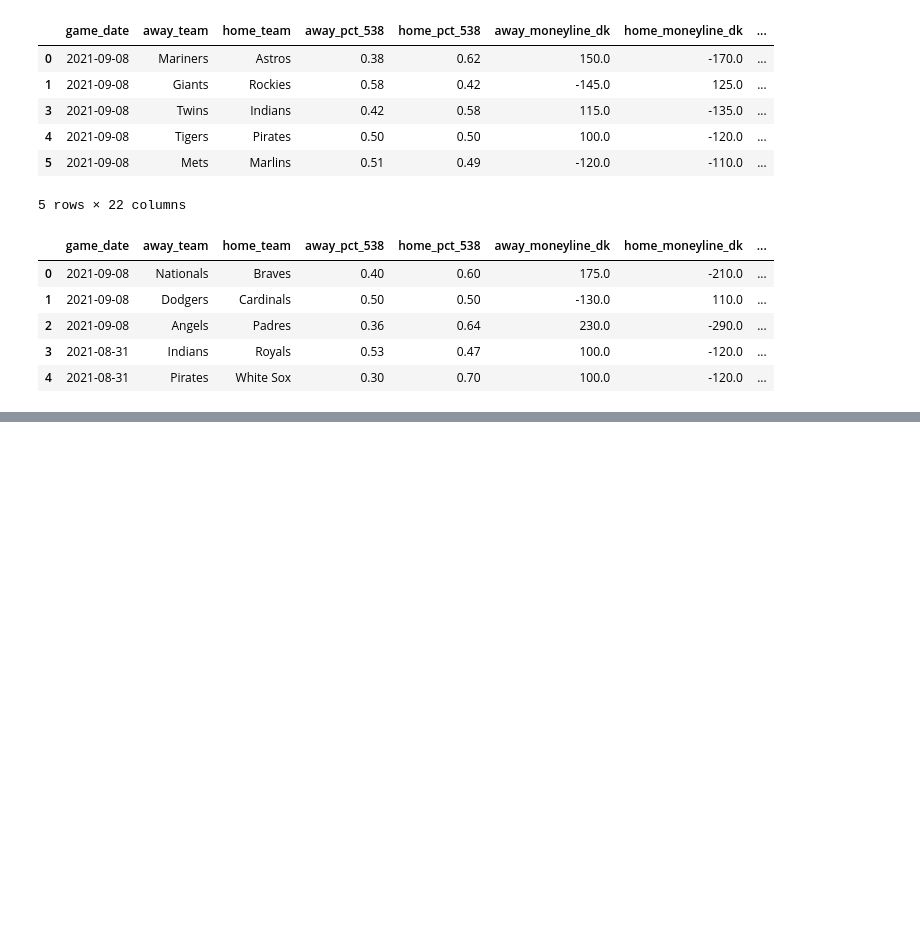
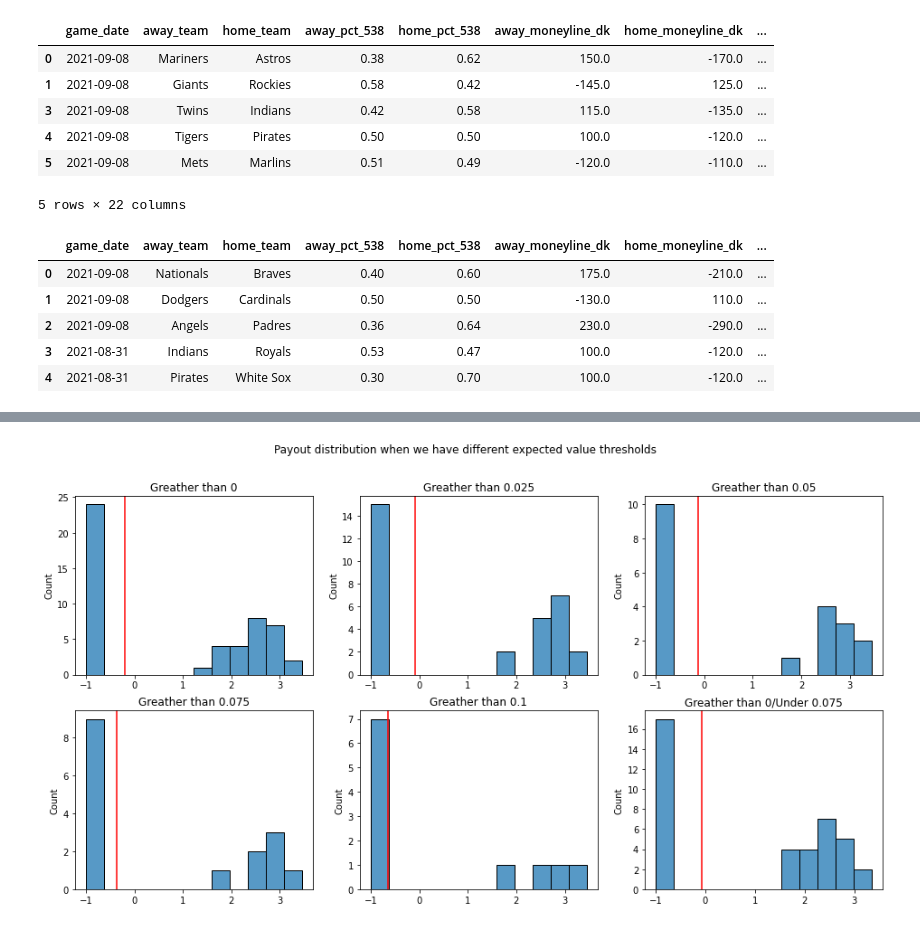
Before and after one commit to aarbisman/leveraging_538_for_betting, a Jupyter notebook: backtest.ipynb, the cells around one changed output, grey strips where cells are left out. Drawn from its saved outputs; the diff is of its cells as text; code cells hidden in the pictures; blank space fills up the shorter version.

```diff
--- a/backtest.ipynb
+++ b/backtest.ipynb
@@ -322,0 +479,54 @@ Total Profit per Game: 0.3545
+# %%
+## We calculate payout_per_game
+payout_per_game_full = (games_to_bet_on_w_scores.payout.sum() - len(games_to_bet_on_w_scores)) / len(games_to_bet_on_w_scores)
+payout_per_game_025 = (results_025.payout.sum() - len(results_025)) / len(results_025)
+payout_per_game_050 = (results_050.payout.sum() - len(results_050)) / len(results_050)
+payout_per_game_075 = (results_075.payout.sum() - len(results_075)) / len(results_075)
+payout_per_game_100 = (results_100.payout.sum() - len(results_100)) / len(results_100)
+payout_per_game_u075 = (results_under_075.payout.sum() - len(results_under_075)) / len(results_under_075)
+
+
+## Creating the plots
+fig, axes = plt.subplots(2, 3, figsize=(16,8))
+fig.suptitle('Payout distribution when we have different expected value thresholds')
+
+
+## Greather than 0
+sns.histplot(games_to_bet_on_w_scores.payout, bins = 12, ax=axes[0, 0])
+axes[0, 0].axvline(payout_per_game_full, c = 'red')
+axes[0, 0].set_title('Greather than 0')
+axes[0, 0].set(xlabel=None)
+
+## Greather than 0.025
+sns.histplot(results_025.payout, bins = 12, ax=axes[0, 1])
+axes[0, 1].axvline(payout_per_game_025, c = 'red')
+axes[0, 1].set_title('Greather than 0.025')
+axes[0, 1].set(xlabel=None)
+
+## Greather than 0.05
+sns.histplot(results_050.payout, bins = 12, ax=axes[0, 2])
+axes[0, 2].axvline(payout_per_game_050, c = 'red')
+axes[0, 2].set_title('Greather than 0.05')
+axes[0, 2].set(xlabel=None)
+
+## Greather than 0.075
+sns.histplot(results_075.payout, bins = 12, ax=axes[1, 0])
+axes[1, 0].axvline(payout_per_game_075, c = 'red')
+axes[1, 0].set_title('Greather than 0.075')
+axes[1, 0].set(xlabel=None)
+
+## Greather than 0.1
+sns.histplot(results_100.payout, bins = 12, ax=axes[1, 1])
+axes[1, 1].axvline(payout_per_game_100, c = 'red')
+axes[1, 1].set_title('Greather than 0.1')
+axes[1, 1].set(xlabel=None)
+
+## Greather than 0/Under 0.075
+sns.histplot(results_under_075.payout, bins = 12, ax=axes[1, 2])
+axes[1, 2].axvline(payout_per_game_total, c = 'red')
+axes[1, 2].set_title('Greather than 0/Under 0.075')
+axes[1, 2].set(xlabel=None)
+
+plt.show()
+# %% [output]
+[figure, added]
```
Also changed, not shown: parts of 20 cells of this notebook.
